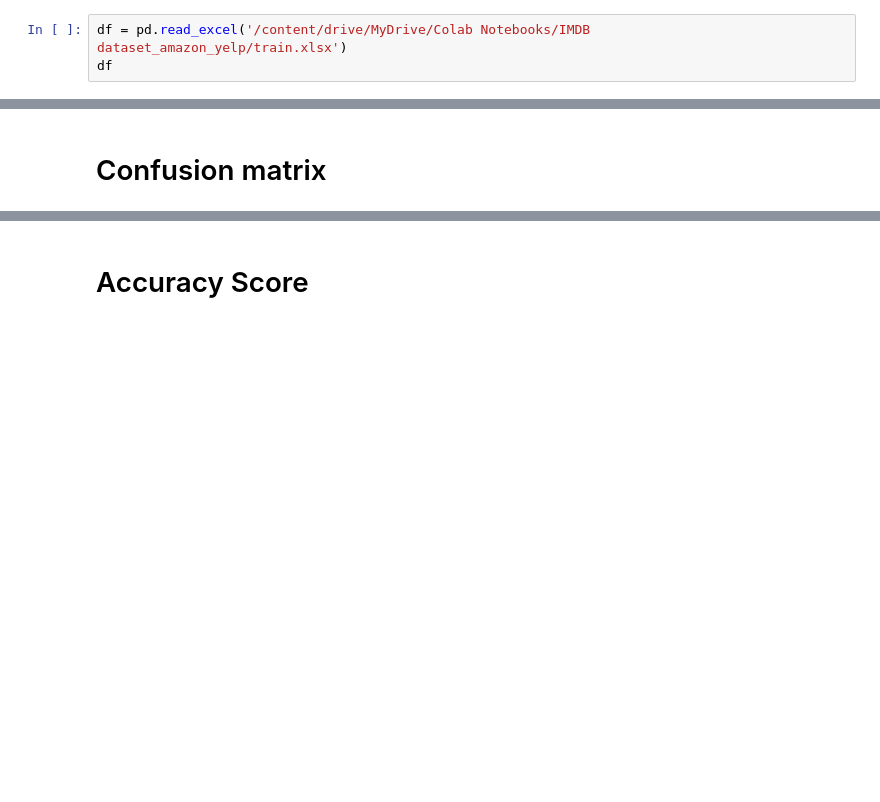
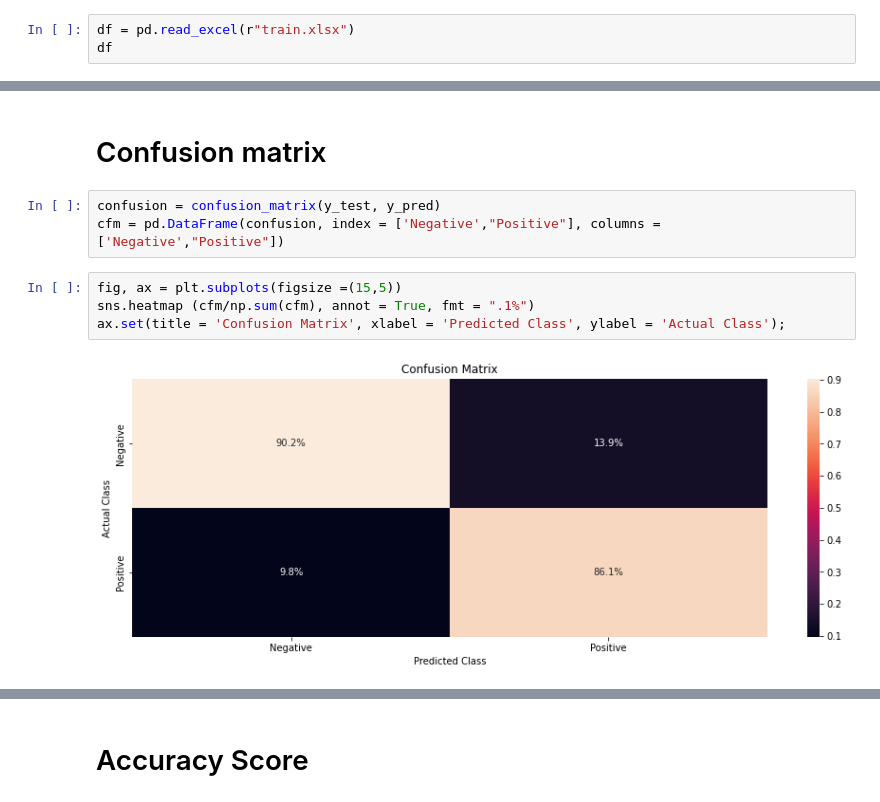
Before and after one commit to godwinnwalozie/IMDB-Movie-Reviews-Sentiment-Analysis-50k, a Jupyter notebook: sentiment_analysis_sklearn_collab.ipynb, the cells around one changed output, grey strips where cells are left out. Drawn from its saved outputs; the diff is of its cells as text; blank space fills up the shorter version.

```diff
--- a/sentiment_analysis_sklearn_collab.ipynb
+++ b/sentiment_analysis_sklearn_collab.ipynb
@@ -29,7 +29,7 @@ from dateutil import parser
 import openpyxl
 import spacy
 # %%
-df = pd.read_excel('/content/drive/MyDrive/Colab Notebooks/IMDB dataset_amazon_yelp/train.xlsx')
+df = pd.read_excel(r"train.xlsx")
 df
 # %% [output]
 |  | Reviews | Sentiment |
@@ -137,4 +141,13 @@ print( classification_report (y_test, y_pred))
 weighted avg       0.88      0.88      0.88      5000
 # %% [markdown]
 # Confusion matrix
+# %%
+confusion = confusion_matrix(y_test, y_pred)
+cfm = pd.DataFrame(confusion, index = ['Negative',"Positive"], columns = ['Negative',"Positive"])
+# %%
+fig, ax = plt.subplots(figsize =(15,5))
+sns.heatmap (cfm/np.sum(cfm), annot = True, fmt = ".1%")
+ax.set(title = 'Confusion Matrix', xlabel = 'Predicted Class', ylabel = 'Actual Class');
+# %% [output]
+[figure, added]
 # %%
```
Also changed, not shown: parts of 6 cells of this notebook.
